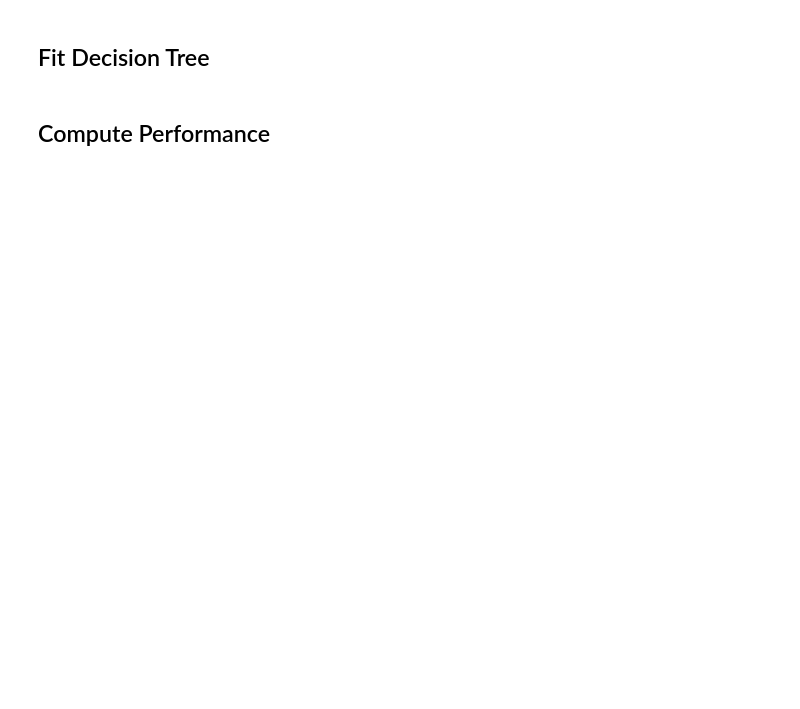
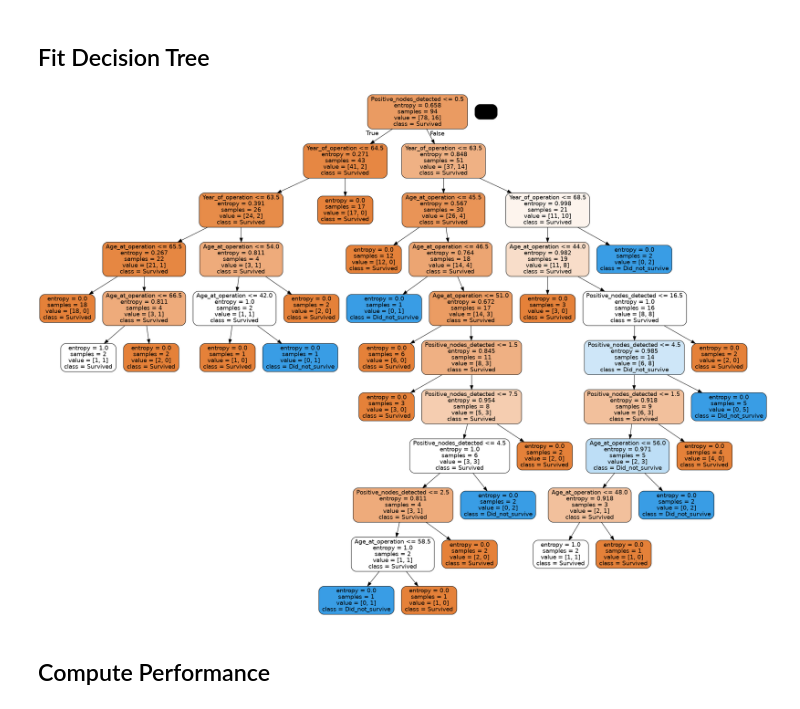
Before and after one commit to djheery/ai-studio-msc, a Jupyter notebook: week-3/lab/DecisionTree_lab_task.ipynb, the cells around one changed output. Saved outputs shown, nothing was run; the diff lists cells and outputs as text; code cells hidden in the pictures; blank space fills up the shorter version.

```diff
--- a/week-3/lab/DecisionTree_lab_task.ipynb
+++ b/week-3/lab/DecisionTree_lab_task.ipynb
@@ -44,4 +44,8 @@ from sklearn.metrics import plot_confusion_matrix
 ## Import Real Dataset
 # %%
 # Question: Load the csv dataset (source: https://archive.ics.uci.edu/ml/datasets/Haberman%27s+Survival)
-# TODO
+path = 'https://archive.ics.uci.edu/ml/machine-learning-databases/haberman/haberman.data'
+colnames=['x1', 'x2', 'x3', 'y']
+dataset = pd.read_csv(path,names=colnames, header=None)
+print(dataset.shape)
+dataset.head()
@@ -48,23 +60,28 @@ from sklearn.metrics import plot_confusion_matrix
 # %%
 # Question: Split the dataset into the training and test sets, 75% for training and 25% for testing
-# TODO
+X = dataset.drop('y', axis=1)
+y = dataset['y']
+X_train, X_test, y_train, y_test = train_test_split(X, y, test_size=0.69, random_state=0)
 # %% [markdown]
 ## Fit Decision Tree
 # %%
 # Question: Fit a decision tree model on the training set, try to adjust the max_depth to compare trees and performance
-# TODO
+model = DecisionTreeClassifier(criterion='entropy', max_depth=60)
+trained_model = model.fit(X_train, y_train)
 
 # Visualize the tree structure
-# from IPython.display import Image
-# out_file = tree.export_graphviz(
-#         trained_model,
-#         feature_names = ['Age_at_operation', 'Year_of_operation', 'Positive_nodes_detected'],
-#         class_names = ['Survived', 'Did_not_survive'],
-#         filled = True,
-#         rounded = True
-# )
-# graph = pydotplus.graph_from_dot_data(out_file)
-# Image(graph.create_png())
+from IPython.display import Image
+out_file = tree.export_graphviz(
+         trained_model,
+         feature_names = ['Age_at_operation', 'Year_of_operation', 'Positive_nodes_detected'],
+         class_names = ['Survived', 'Did_not_survive'],
+         filled = True,
+         rounded = True
+ )
+graph = pydotplus.graph_from_dot_data(out_file)
+Image(graph.create_png())
+# %% [output]
+[figure, added]
 # %% [markdown]
 ## Compute Performance
 # %%
```
Also changed, not shown: parts of 2 cells of this notebook, 19 other files.
